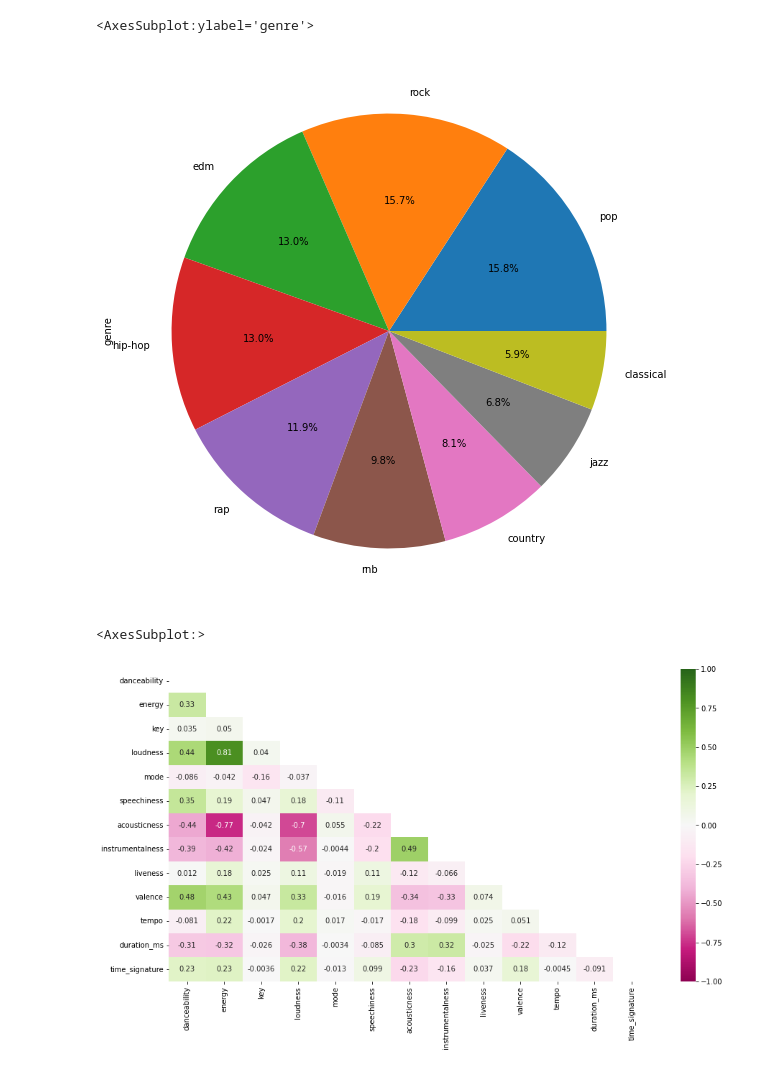
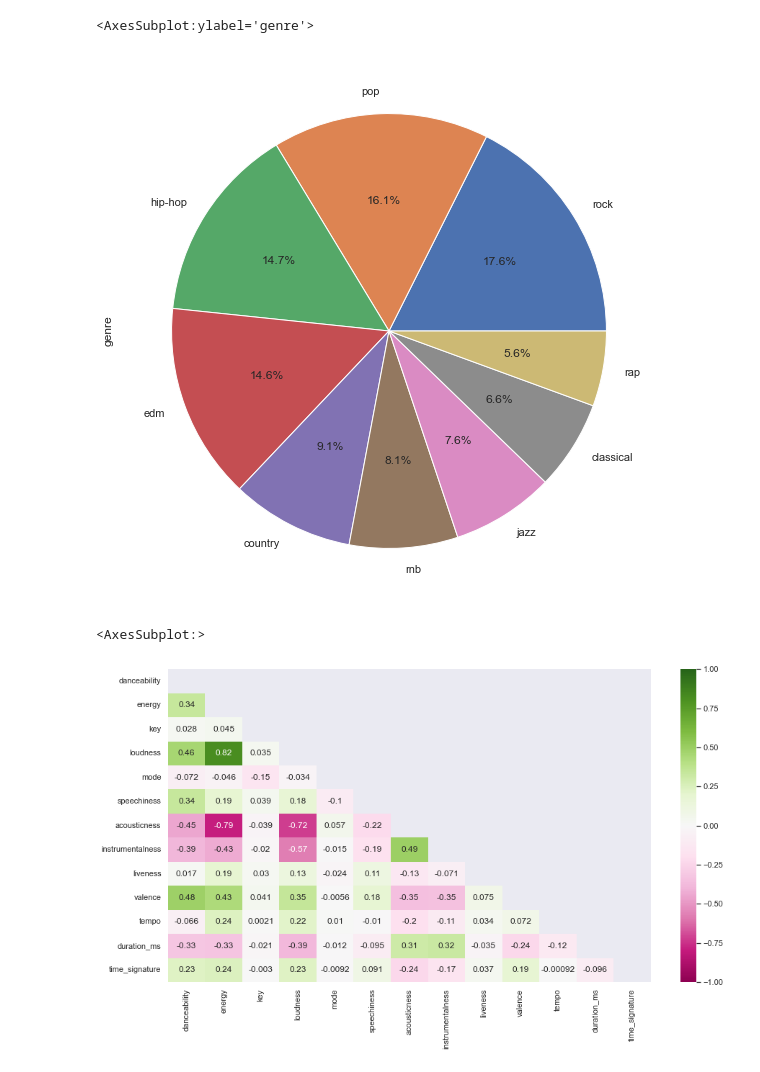
Before and after one commit to iuven1s/ds105-project, a Jupyter notebook: src_deprecated/eda.ipynb, the cells around one changed output. Cells and saved outputs as stored; diff of their text form; code cells hidden in the pictures.

```diff
--- a/src_deprecated/eda.ipynb
+++ b/src_deprecated/eda.ipynb
@@ -3,6 +3,7 @@ import numpy as np
 import pandas as pd
 import seaborn as sns
 import matplotlib.pyplot as plt
+sns.set()
 # %%
 GENRES = ["classical", "country", "edm", "hip-hop", "jazz", "pop", "rap", "rnb", "rock"]
 # %%
@@ -11,6 +12,7 @@ for genre in GENRES:
     genre_df = pd.read_pickle(f"../data_deprecated/spotify_dataset_{genre}.pkl")
     all_tracks_df = pd.concat([all_tracks_df, genre_df])
 
-all_tracks_df.drop("popularity", axis=1, inplace=True)
-all_tracks_df
+all_tracks_df = all_tracks_df[~all_tracks_df.index.duplicated(keep="first")]
+cleaned_tracks_df = all_tracks_df.drop(["artists", "name", "popularity", "release_year"], axis=1)
+cleaned_tracks_df
 # %% [output]
@@ -31,11 +33,11 @@ all_tracks_df
 all_tracks_df['genre'].value_counts().plot.pie(autopct='%1.1f%%', figsize=(10,10))
 # %% [output]
 <AxesSubplot:ylabel='genre'>
-[figure, old version]
+[figure, new version]
 # %%
 plt.figure(figsize=(15,8))
-mask = np.triu(np.ones_like(all_tracks_df.corr(), dtype=bool))
-sns.heatmap(all_tracks_df.corr(), mask=mask, vmin=-1, vmax=1, annot=True, cmap="PiYG")
+mask = np.triu(np.ones_like(cleaned_tracks_df.corr(), dtype=bool))
+sns.heatmap(cleaned_tracks_df.corr(), mask=mask, vmin=-1, vmax=1, annot=True, cmap="PiYG")
 # %% [output]
 <AxesSubplot:>
-[figure, old version]
+[figure, new version]
```
Also changed, not shown: parts of 5 cells of this notebook, 11 other files.
